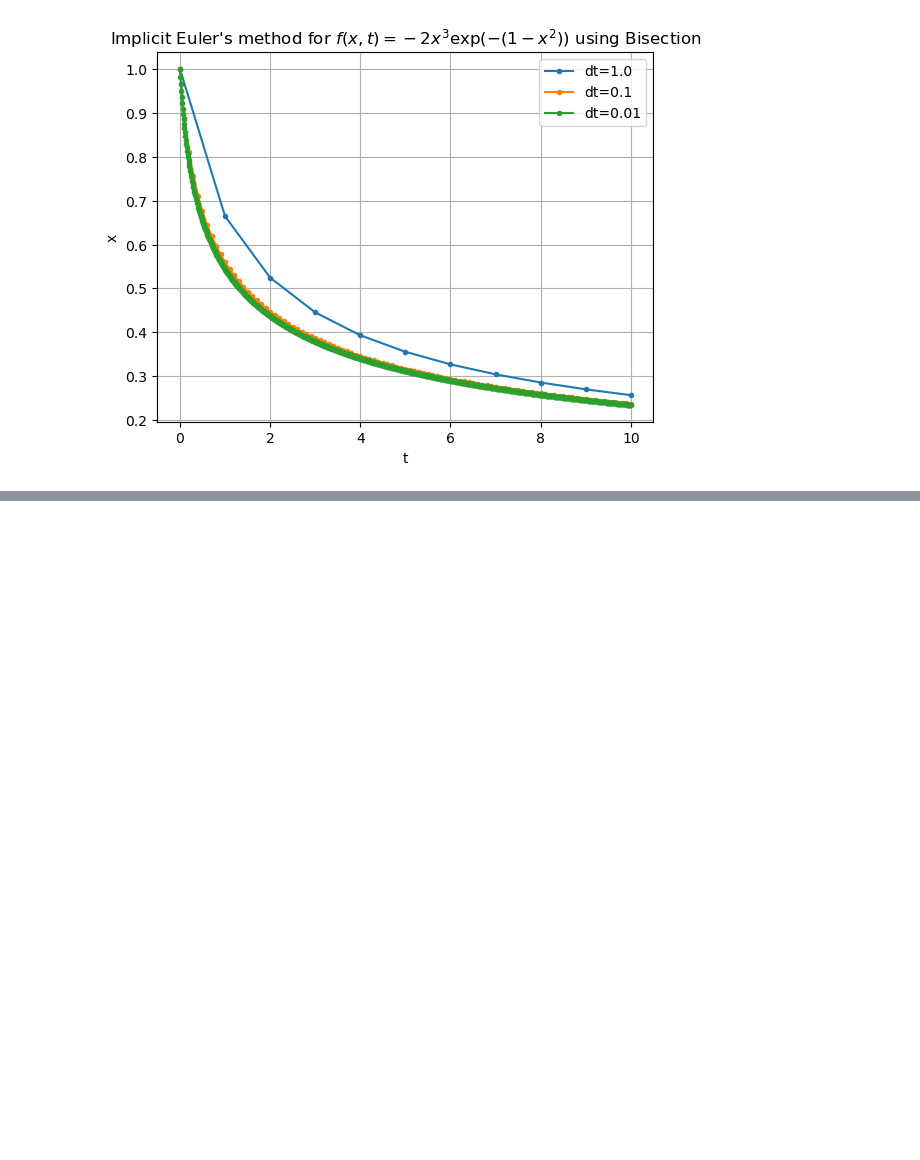
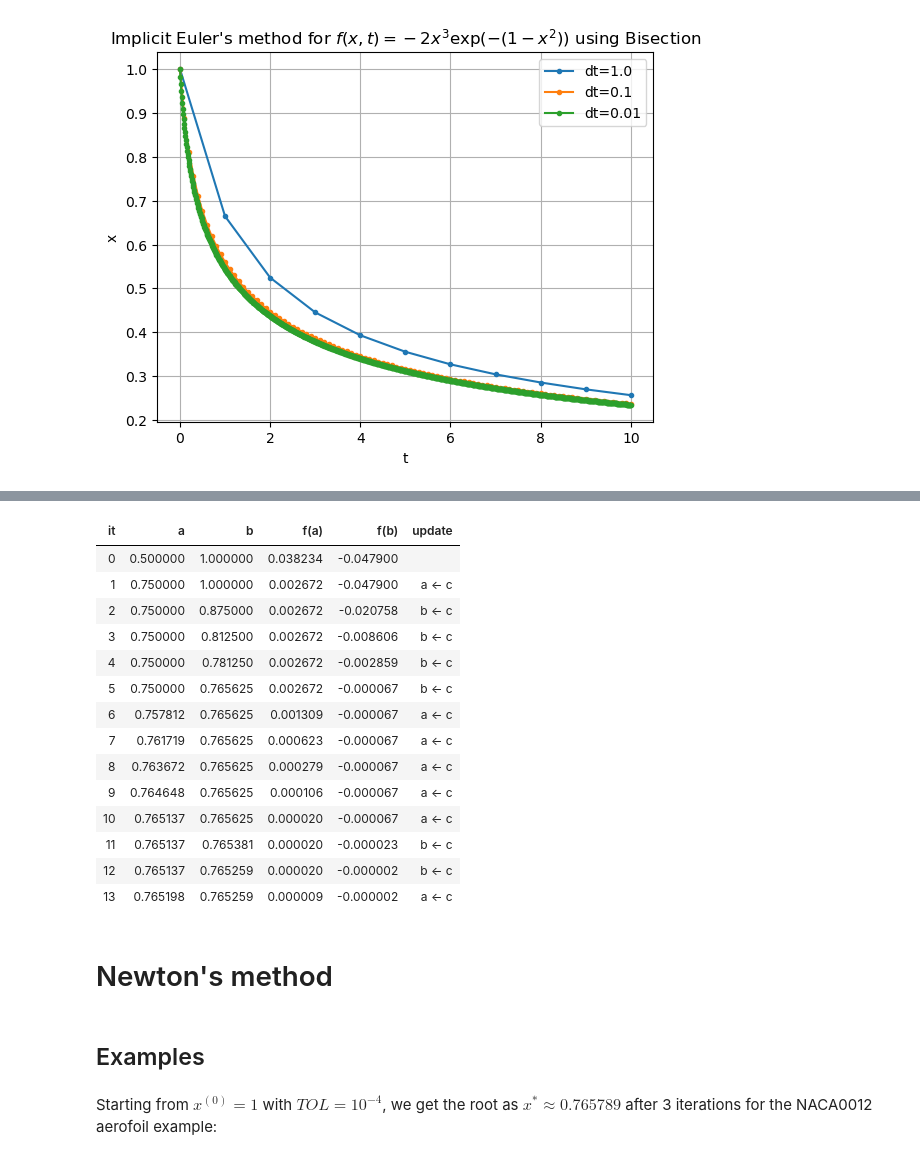
Before and after one commit to uol-soc-teachingrepos/COMP2421-Numerical-Computation, a Jupyter notebook: lec/lec15_.ipynb, the cells around one changed output, grey strips where cells are left out. Cells and saved outputs as stored; diff of their text form; code cells hidden in the pictures; blank space fills up the shorter version.

```diff
--- a/lec/lec15_.ipynb
+++ b/lec/lec15_.ipynb
@@ -296,11 +322,11 @@ def implicit_euler(x0, dt, T):
         t[j+1] = t[j] + dt
 
         # nonlinear function to solve each time step
-        def update(xnew):
+        def F(xnew):
             return xnew - x[j] - dt * f(xnew, t[j+1])
 
         # perform the nonlinear solve
-        x[j+1] = bisection(update, -1.0, 1.0)
+        x[j+1] = bisection(F, -1.0, 1.0)
 
     return x, t
 # %%
@@ -322,0 +423,29 @@ plt.grid()
+# %%
+def f(x):
+    yp = -0.1015 * np.power(x, 4) \
+             + 0.2843 * np.power(x, 3) \
+             - 0.3516 * np.power(x, 2) \
+             - 0.126 * x \
+             + 0.2969 * np.sqrt(x)
+    t = 0.1
+    return yp - 0.5 * t
+# %%
+bisection(f, a=0.5, b=1.0, tol=1.0e-4)
+# %% [output]
+| it | a | b | f(a) | f(b) | update |
+| 0 | 0.500000 | 1.000000 | 0.038234 | -0.047900 |  |
+| 1 | 0.750000 | 1.000000 | 0.002672 | -0.047900 | a <- c |
+| 2 | 0.750000 | 0.875000 | 0.002672 | -0.020758 | b <- c |
+| 3 | 0.750000 | 0.812500 | 0.002672 | -0.008606 | b <- c |
+| 4 | 0.750000 | 0.781250 | 0.002672 | -0.002859 | b <- c |
+| 5 | 0.750000 | 0.765625 | 0.002672 | -0.000067 | b <- c |
+| 6 | 0.757812 | 0.765625 | 0.001309 | -0.000067 | a <- c |
+| 7 | 0.761719 | 0.765625 | 0.000623 | -0.000067 | a <- c |
+| 8 | 0.763672 | 0.765625 | 0.000279 | -0.000067 | a <- c |
+| 9 | 0.764648 | 0.765625 | 0.000106 | -0.000067 | a <- c |
+| 10 | 0.765137 | 0.765625 | 0.000020 | -0.000067 | a <- c |
+| 11 | 0.765137 | 0.765381 | 0.000020 | -0.000023 | b <- c |
+| 12 | 0.765137 | 0.765259 | 0.000020 | -0.000002 | b <- c |
+| 13 | 0.765198 | 0.765259 | 0.000009 | -0.000002 | a <- c |
+# %% [markdown]
+# Newton's method
@@ -322,0 +470,2 @@ plt.grid()
+# %% [markdown]
+## Examples
@@ -322,0 +495,2 @@ plt.grid()
+# %% [markdown]
+Starting from $x^{(0)} = 1$ with $TOL = 10^{-4}$, we get the root as $x^* \approx 0.765789$ after 3 iterations for the NACA0012 aerofoil example:
```
Also changed, not shown: parts of 33 cells of this notebook, 1 other file.
